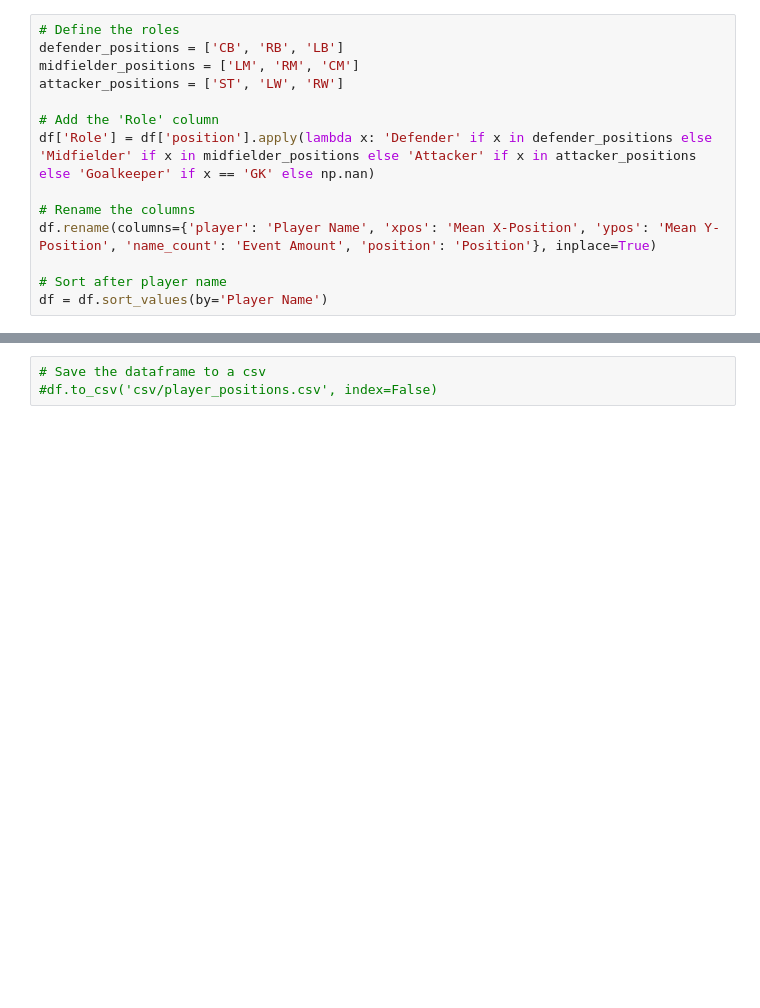
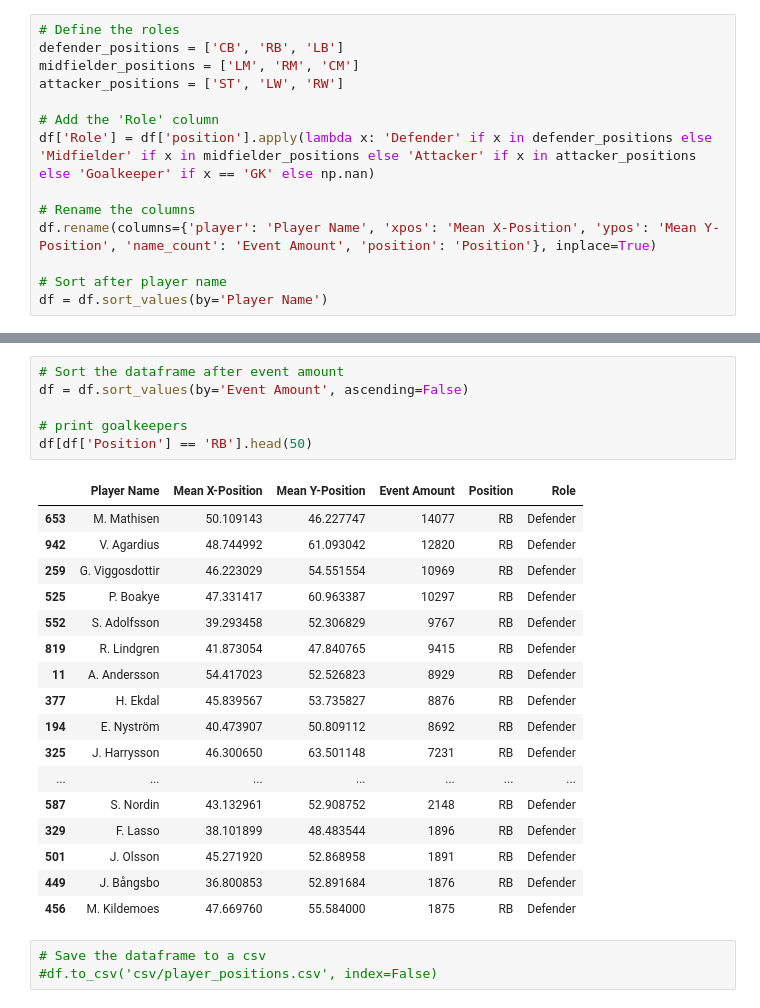
Before and after one commit to G4din/Examensarbete-PlaymakerAI, a Jupyter notebook: position_clusters.ipynb, the cells around one changed output, grey strips where cells are left out. Cells and saved outputs as stored; diff of their text form; blank space fills up the shorter version.

```diff
--- a/position_clusters.ipynb
+++ b/position_clusters.ipynb
@@ -300,4 +308,28 @@ df.head(50)
 | 36 | A. Ejupi | 57.201342 | 45.202148 | 5960 | CM | Midfielder |
+# %%
+# Sort the dataframe after event amount
+df = df.sort_values(by='Event Amount', ascending=False)
+
+# print goalkeepers
+df[df['Position'] == 'RB'].head(50)
+# %% [output]
+|  | Player Name | Mean X-Position | Mean Y-Position | Event Amount | Position | Role |
+| 653 | M. Mathisen | 50.109143 | 46.227747 | 14077 | RB | Defender |
+| 942 | V. Agardius | 48.744992 | 61.093042 | 12820 | RB | Defender |
+| 259 | G. Viggosdottir | 46.223029 | 54.551554 | 10969 | RB | Defender |
+| 525 | P. Boakye | 47.331417 | 60.963387 | 10297 | RB | Defender |
+| 552 | S. Adolfsson | 39.293458 | 52.306829 | 9767 | RB | Defender |
+| 819 | R. Lindgren | 41.873054 | 47.840765 | 9415 | RB | Defender |
+| 11 | A. Andersson | 54.417023 | 52.526823 | 8929 | RB | Defender |
+| 377 | H. Ekdal | 45.839567 | 53.735827 | 8876 | RB | Defender |
+| 194 | E. Nyström | 40.473907 | 50.809112 | 8692 | RB | Defender |
+| 325 | J. Harrysson | 46.300650 | 63.501148 | 7231 | RB | Defender |
+| ... | ... | ... | ... | ... | ... | ... |
+| 587 | S. Nordin | 43.132961 | 52.908752 | 2148 | RB | Defender |
+| 329 | F. Lasso | 38.101899 | 48.483544 | 1896 | RB | Defender |
+| 501 | J. Olsson | 45.271920 | 52.868958 | 1891 | RB | Defender |
+| 449 | J. Bångsbo | 36.800853 | 52.891684 | 1876 | RB | Defender |
+| 456 | M. Kildemoes | 47.669760 | 55.584000 | 1875 | RB | Defender |
 # %%
 # Save the dataframe to a csv
 #df.to_csv('csv/player_positions.csv', index=False)
```
Also changed, not shown: parts of 6 cells of this notebook.
